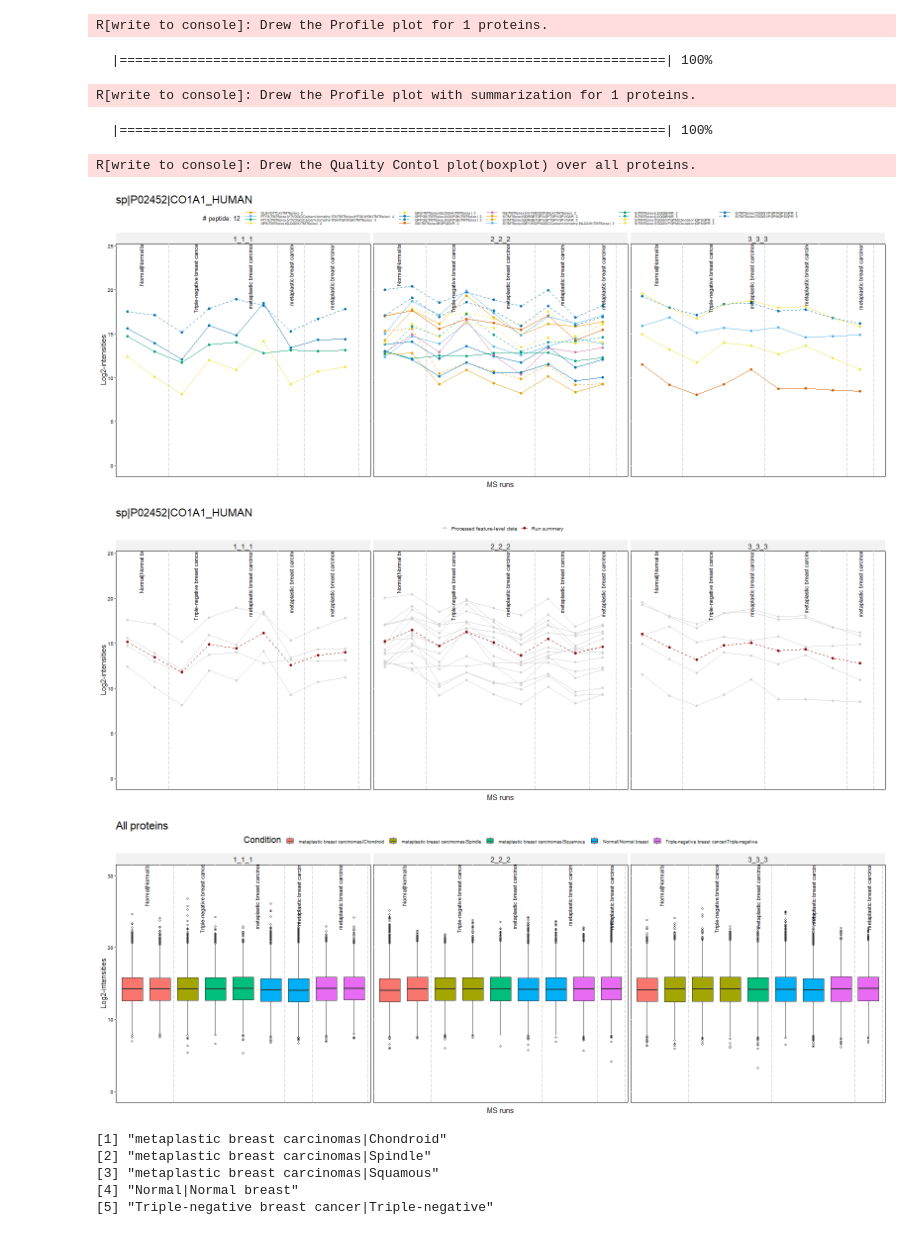
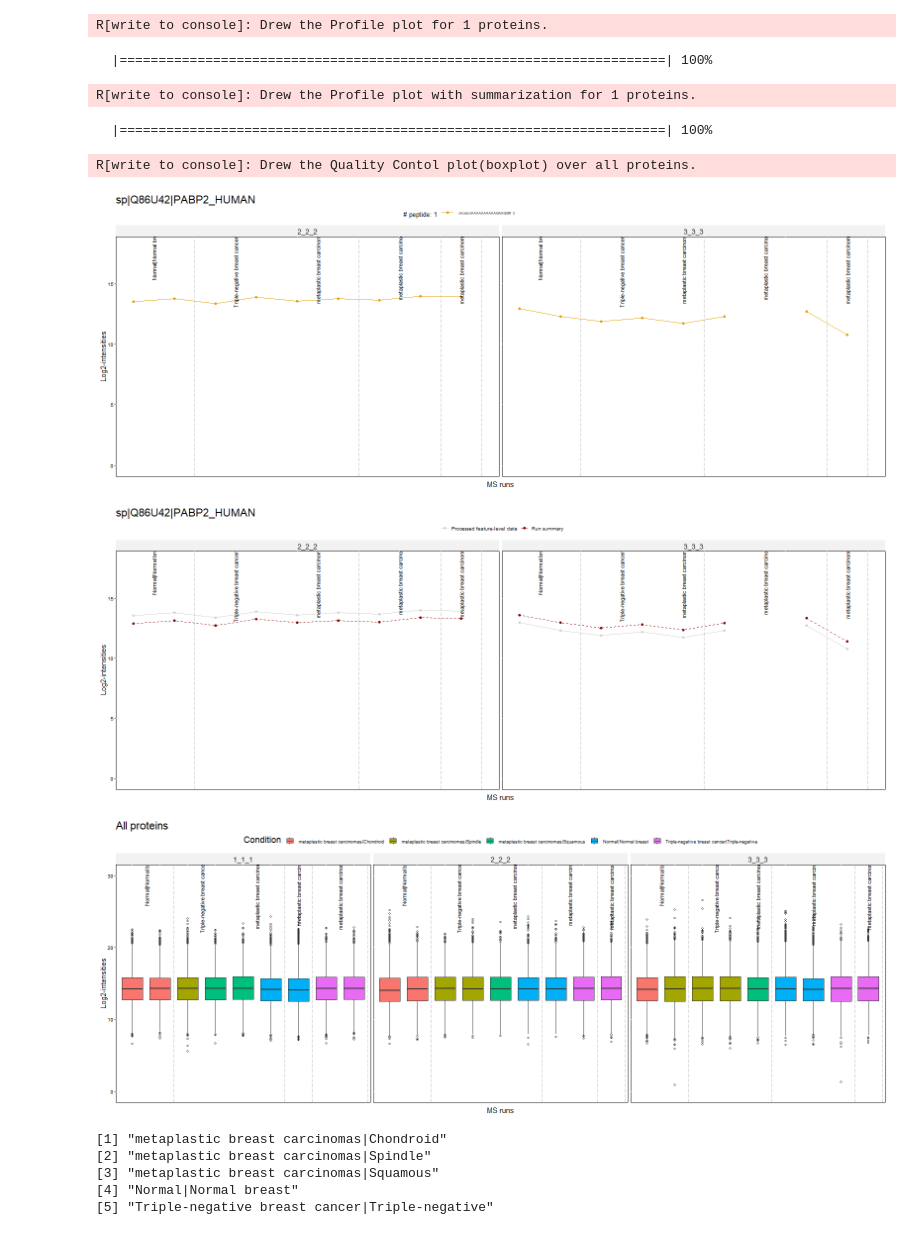
Before and after one commit to bigbio/pquant, a Jupyter notebook: notebooks/Evaluate_the_pipeline_performance_based_PXD014414Reanalysis.ipynb, the cells around one changed output. Drawn from its saved outputs; the diff is of its cells as text; code cells hidden in the pictures.

```diff
--- a/notebooks/Evaluate_the_pipeline_performance_based_PXD014414Reanalysis.ipynb
+++ b/notebooks/Evaluate_the_pipeline_performance_based_PXD014414Reanalysis.ipynb
@@ -69,7 +69,7 @@ protein_expression = './protein_expression.csv'
 ## Profile plot without norm channnels and empty channels
 dataProcessPlotsTMT(data=quant_om.msstats,
                      type = 'ProfilePlot',
-                     which.Protein = 'sp|P02452|CO1A1_HUMAN',
+                     which.Protein = 'sp|Q86U42|PABP2_HUMAN',
                      width = 25, # adjust the figure width
                      height = 12,
                      address=FALSE)
@@ -97,16 +97,16 @@ INFO  [2021-08-25 08:16:24] ** Protein-level summarization done by MSstats.
 [1] "metaplastic breast carcinomas|Chondroid"
 [2] "metaplastic breast carcinomas|Spindle"
 [3] "metaplastic breast carcinomas|Squamous"
 [4] "Normal|Normal breast"
 [5] "Triple-negative breast cancer|Triple-negative"
 R[write to console]: Drew the Profile plot for 1 proteins.
   |======================================================================| 100%
 R[write to console]: Drew the Profile plot with summarization for 1 proteins.
   |======================================================================| 100%
 R[write to console]: Drew the Quality Contol plot(boxplot) over all proteins.
-[figure, old version]
+[figure, new version]
-[figure, old version]
+[figure, new version]
-[figure, old version]
+[figure, new version]
 # %%
 %%R
 # Check the conditions in the protein level data
```
Also changed, not shown: parts of 10 cells of this notebook, 20 other files.
